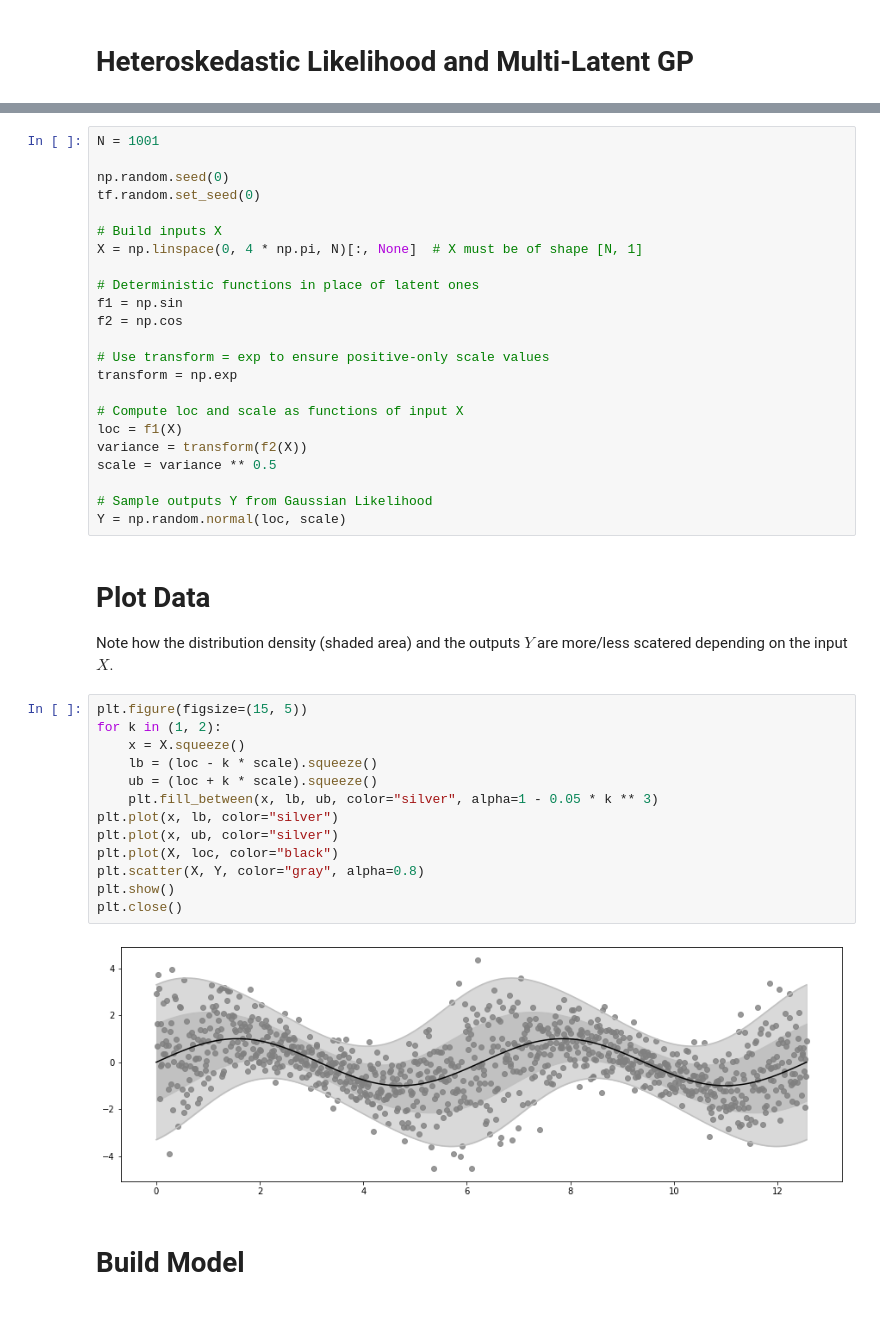
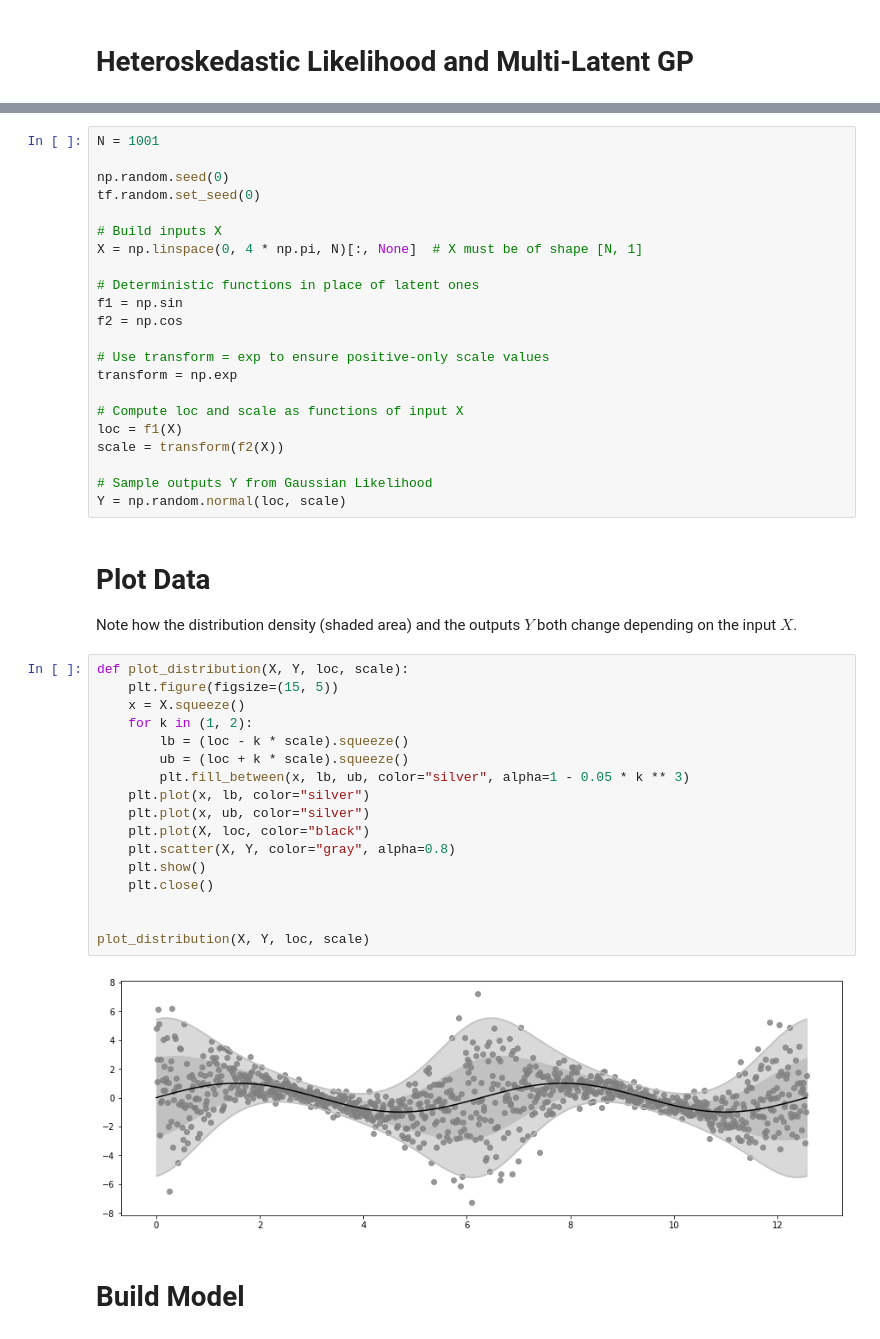
Before and after one commit to GPflow/docs, a Jupyter notebook: doc/source/notebooks/advanced/heteroskedastic.ipynb, the cells around one changed output, grey strips where cells are left out. Saved outputs shown, nothing was run; the diff lists cells and outputs as text.

```diff
--- a/doc/source/notebooks/advanced/heteroskedastic.ipynb
+++ b/doc/source/notebooks/advanced/heteroskedastic.ipynb
@@ -51,29 +51,32 @@ transform = np.exp
 
 # Compute loc and scale as functions of input X
 loc = f1(X)
-variance = transform(f2(X))
-scale = variance ** 0.5
+scale = transform(f2(X))
 
 # Sample outputs Y from Gaussian Likelihood
 Y = np.random.normal(loc, scale)
 # %% [markdown]
 # Plot Data
-Note how the distribution density (shaded area) and the outputs $Y$ are more/less scatered depending on the input $X$.
+Note how the distribution density (shaded area) and the outputs $Y$ both change depending on the input $X$.
 # %%
-plt.figure(figsize=(15, 5))
-for k in (1, 2):
+def plot_distribution(X, Y, loc, scale):
+    plt.figure(figsize=(15, 5))
     x = X.squeeze()
-    lb = (loc - k * scale).squeeze()
-    ub = (loc + k * scale).squeeze()
-    plt.fill_between(x, lb, ub, color="silver", alpha=1 - 0.05 * k ** 3)
-plt.plot(x, lb, color="silver")
-plt.plot(x, ub, color="silver")
-plt.plot(X, loc, color="black")
-plt.scatter(X, Y, color="gray", alpha=0.8)
-plt.show()
-plt.close()
+    for k in (1, 2):
+        lb = (loc - k * scale).squeeze()
+        ub = (loc + k * scale).squeeze()
+        plt.fill_between(x, lb, ub, color="silver", alpha=1 - 0.05 * k ** 3)
+    plt.plot(x, lb, color="silver")
+    plt.plot(x, ub, color="silver")
+    plt.plot(X, loc, color="black")
+    plt.scatter(X, Y, color="gray", alpha=0.8)
+    plt.show()
+    plt.close()
+
+
+plot_distribution(X, Y, loc, scale)
 # %% [output]
-[figure, old version]
+[figure, new version]
 # %% [markdown]
 # Build Model
 # %% [markdown]
```
Also changed, not shown: parts of 11 cells of this notebook, 49 other files.
